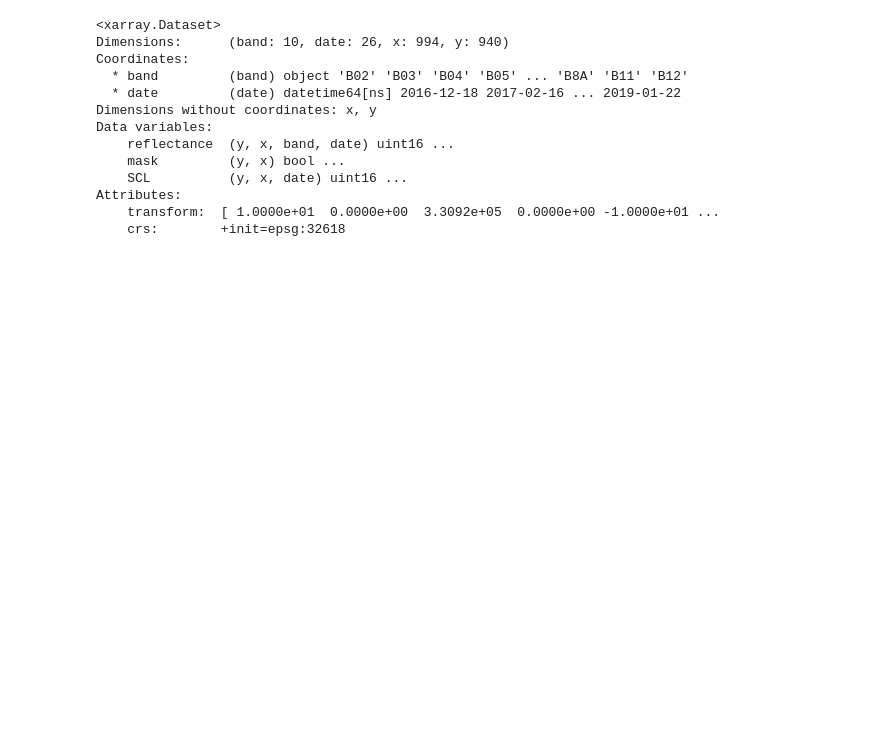
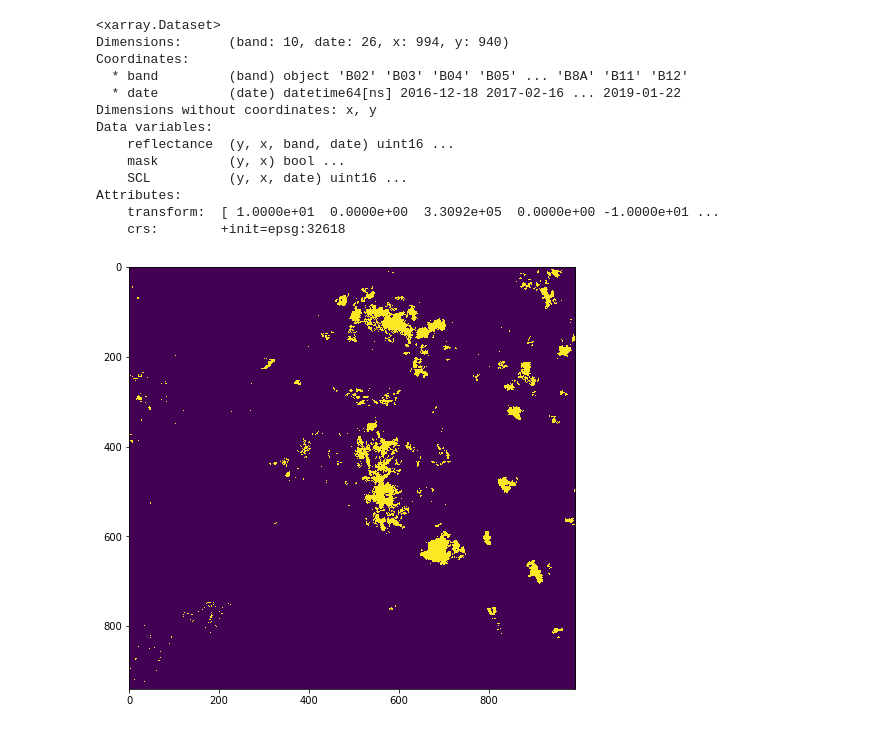
Before and after one commit to jessiksanchez/sugar-team, a Jupyter notebook: sugar-clf.ipynb, the cells around one changed output. Cells and saved outputs as stored; diff of their text form; code cells hidden in the pictures; blank space fills up the shorter version.

```diff
--- a/sugar-clf.ipynb
+++ b/sugar-clf.ipynb
@@ -46,9 +66,20 @@ date_dict = {str(k)[:10]: v for v,k in enumerate(s2_data.date.values)}
 w, h = s2_data.reflectance.isel(date=0, band=0).values.shape
 
 def create_dataset(obj, d):
-    l, = s2_data.band.values.shape
-    return np.concatenate([obj.isel(date=d, band=b).values.reshape(w, h, 1) for b in range(l)], axis=-1)
+    try:
+        l, = s2_data.band.values.shape
+        return np.concatenate([obj.isel(date=d, band=b).values.reshape(w, h, 1) for b in range(l)], axis=-1)
+    except:
+        return obj.isel(date=d).values.reshape(w, h)
 # %%
 def add_feature(X, fea, ax=2):
     return np.concatenate((X, fea), axis=ax)
+# %%
+X_SCL_0 = create_dataset(s2_data.SCL, 0)
+# %%
+plt.figure(figsize=(8,8))
+plt.imshow((X_SCL_0 == 9) | (X_SCL_0 == 8))
+plt.show()
+# %% [output]
+[figure, added]
 # %%
```
Also changed, not shown: parts of 6 cells of this notebook.
